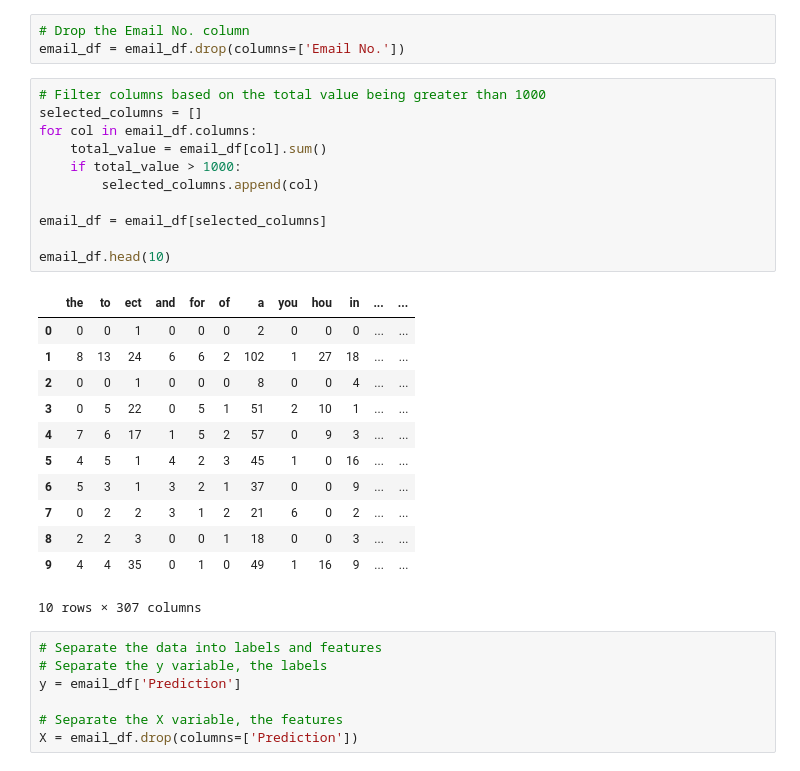
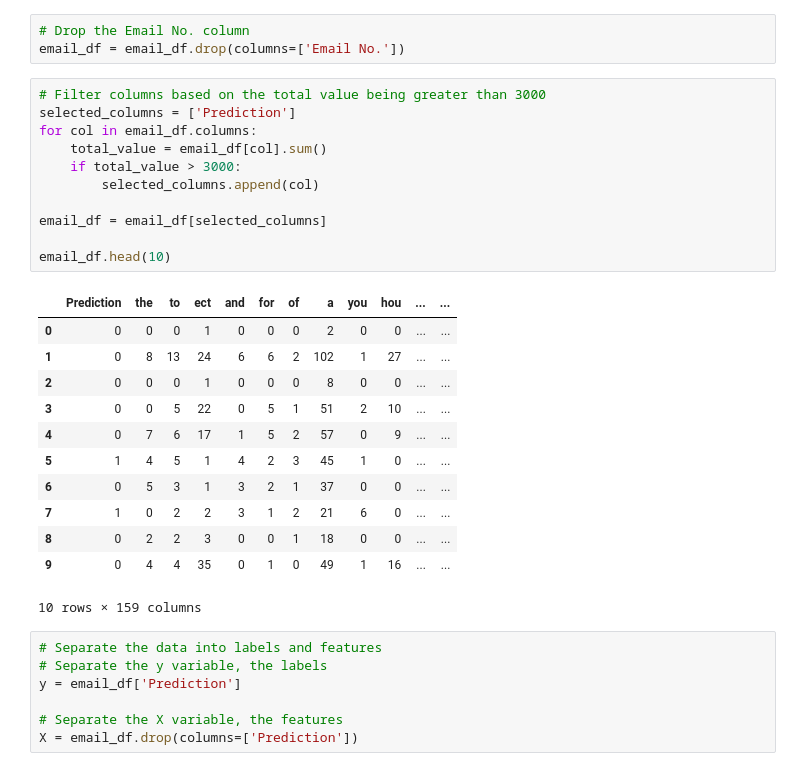
Before and after one commit to brnkath/project-4-group-8, a Jupyter notebook: logistic_regression_model_common_words.ipynb, the cells around one changed output. Drawn from its saved outputs; the diff is of its cells as text.

```diff
--- a/logistic_regression_model_common_words.ipynb
+++ b/logistic_regression_model_common_words.ipynb
@@ -23,29 +23,29 @@ email_df.head()
 # Drop the Email No. column
 email_df = email_df.drop(columns=['Email No.'])
 # %%
-# Filter columns based on the total value being greater than 1000
-selected_columns = []
+# Filter columns based on the total value being greater than 3000
+selected_columns = ['Prediction']
 for col in email_df.columns:
     total_value = email_df[col].sum()
-    if total_value > 1000:
+    if total_value > 3000:
         selected_columns.append(col)
 
 email_df = email_df[selected_columns]
 
 email_df.head(10)
 # %% [output]
-|  | the | to | ect | and | for | of | a | you | hou | in | ... | ... |
-| 0 | 0 | 0 | 1 | 0 | 0 | 0 | 2 | 0 | 0 | 0 | ... | ... |
-| 1 | 8 | 13 | 24 | 6 | 6 | 2 | 102 | 1 | 27 | 18 | ... | ... |
-| 2 | 0 | 0 | 1 | 0 | 0 | 0 | 8 | 0 | 0 | 4 | ... | ... |
-| 3 | 0 | 5 | 22 | 0 | 5 | 1 | 51 | 2 | 10 | 1 | ... | ... |
-| 4 | 7 | 6 | 17 | 1 | 5 | 2 | 57 | 0 | 9 | 3 | ... | ... |
-| 5 | 4 | 5 | 1 | 4 | 2 | 3 | 45 | 1 | 0 | 16 | ... | ... |
-| 6 | 5 | 3 | 1 | 3 | 2 | 1 | 37 | 0 | 0 | 9 | ... | ... |
-| 7 | 0 | 2 | 2 | 3 | 1 | 2 | 21 | 6 | 0 | 2 | ... | ... |
-| 8 | 2 | 2 | 3 | 0 | 0 | 1 | 18 | 0 | 0 | 3 | ... | ... |
-| 9 | 4 | 4 | 35 | 0 | 1 | 0 | 49 | 1 | 16 | 9 | ... | ... |
+|  | Prediction | the | to | ect | and | for | of | a | you | hou | ... | ... |
+| 0 | 0 | 0 | 0 | 1 | 0 | 0 | 0 | 2 | 0 | 0 | ... | ... |
+| 1 | 0 | 8 | 13 | 24 | 6 | 6 | 2 | 102 | 1 | 27 | ... | ... |
+| 2 | 0 | 0 | 0 | 1 | 0 | 0 | 0 | 8 | 0 | 0 | ... | ... |
+| 3 | 0 | 0 | 5 | 22 | 0 | 5 | 1 | 51 | 2 | 10 | ... | ... |
+| 4 | 0 | 7 | 6 | 17 | 1 | 5 | 2 | 57 | 0 | 9 | ... | ... |
+| 5 | 1 | 4 | 5 | 1 | 4 | 2 | 3 | 45 | 1 | 0 | ... | ... |
+| 6 | 0 | 5 | 3 | 1 | 3 | 2 | 1 | 37 | 0 | 0 | ... | ... |
+| 7 | 1 | 0 | 2 | 2 | 3 | 1 | 2 | 21 | 6 | 0 | ... | ... |
+| 8 | 0 | 2 | 2 | 3 | 0 | 0 | 1 | 18 | 0 | 0 | ... | ... |
+| 9 | 0 | 4 | 4 | 35 | 0 | 1 | 0 | 49 | 1 | 16 | ... | ... |
-10 rows × 307 columns
+10 rows × 159 columns
 # %%
 # Separate the data into labels and features
 # Separate the y variable, the labels
```
Also changed, not shown: parts of 8 cells of this notebook, 4 other files.
